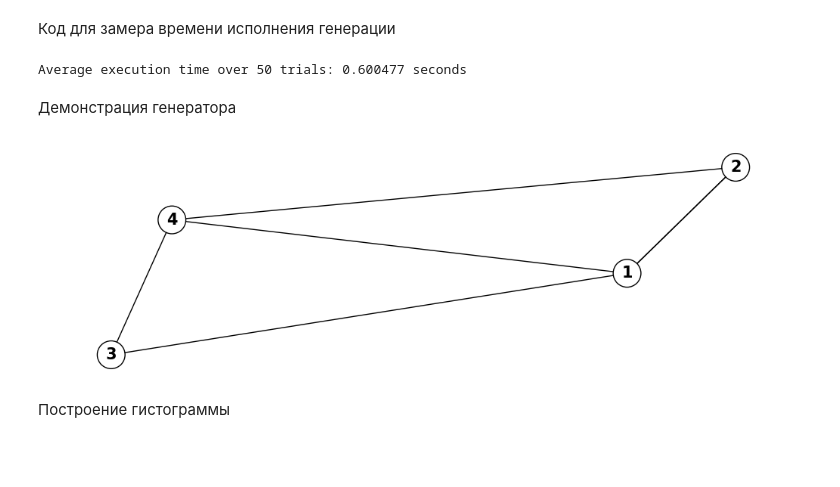
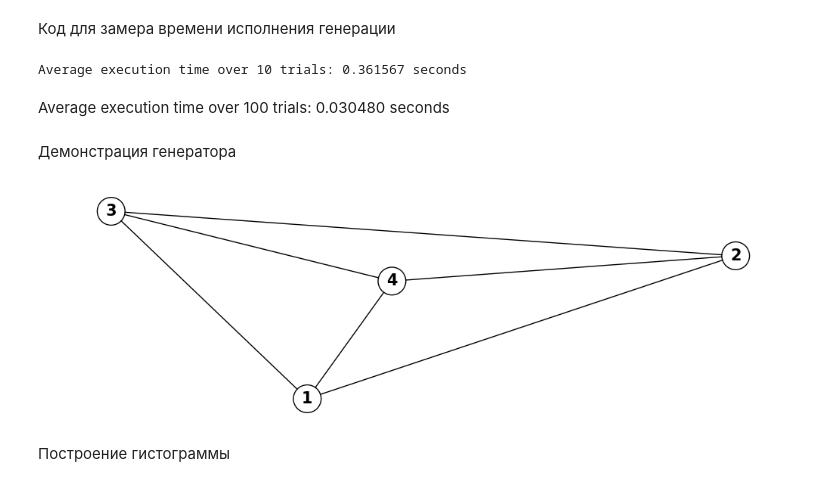
Before and after one commit to wequalwo/searchInGraph, a Jupyter notebook: analyse.ipynb, the cells around one changed output. Saved outputs shown, nothing was run; the diff lists cells and outputs as text; code cells hidden in the pictures; blank space fills up the shorter version.

```diff
--- a/analyse.ipynb
+++ b/analyse.ipynb
@@ -22,37 +22,39 @@ def measure_execution_time(program, num_vertices, num_trials):
 
 subprocess.run(["g++", "-std=c++17", "-O3", "-march=native", "-o", "a", "prufer_prod.cpp"], check=True)
 program_name = "a.exe"
-num_vertices = 10_000
-num_trials = 50
+num_vertices = 10000
+num_trials = 10
 average_execution_time = measure_execution_time(program_name, num_vertices, num_trials)
 print(f"Average execution time over {num_trials} trials: {average_execution_time:.6f} seconds")
 # %% [output]
-Average execution time over 50 trials: 0.600477 seconds
+Average execution time over 10 trials: 0.361567 seconds
+# %% [markdown]
+Average execution time over 100 trials: 0.030480 seconds
 # %% [markdown]
 Демонстрация генератора
 # %%
 # Компиляция prufer.cpp с помощью g++
-#subprocess.run(["g++", "-std=c++17", "-O3", "-march=native", "-o", "a", "prufer.cpp"], check=True)
+subprocess.run(["g++", "-std=c++17", "-O3", "-march=native", "-o", "a", "prufer.cpp"], check=True)
 # Запуск a.exe и ожидание завершения
 subprocess.run(["a.exe", "4"], check=True)
 
 # Загружаем граф из файла в формате dot с помощью networkx и pydot
 G = nx.nx_pydot.read_dot('graph.dot')
 
 # Рисуем дерево
 plt.figure(figsize=(10, 3))
 nx.draw(G,
         with_labels=True,
         node_size=700,
         node_color="none",
         edgecolors="black",
         font_size=15,
         font_weight='bold',
         edge_color='black',
         font_color='black')
 plt.show()
 # %% [output]
-[figure, old version]
+[figure, new version]
 # %% [markdown]
 Построение гистограммы
 # %%
```
Also changed, not shown: 3 other files.
